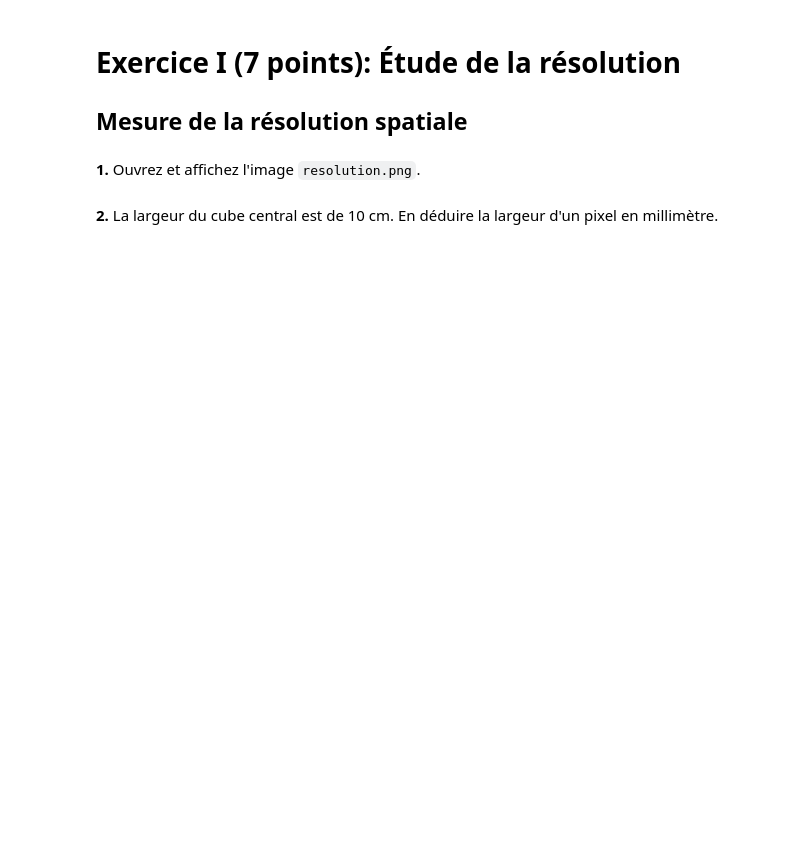
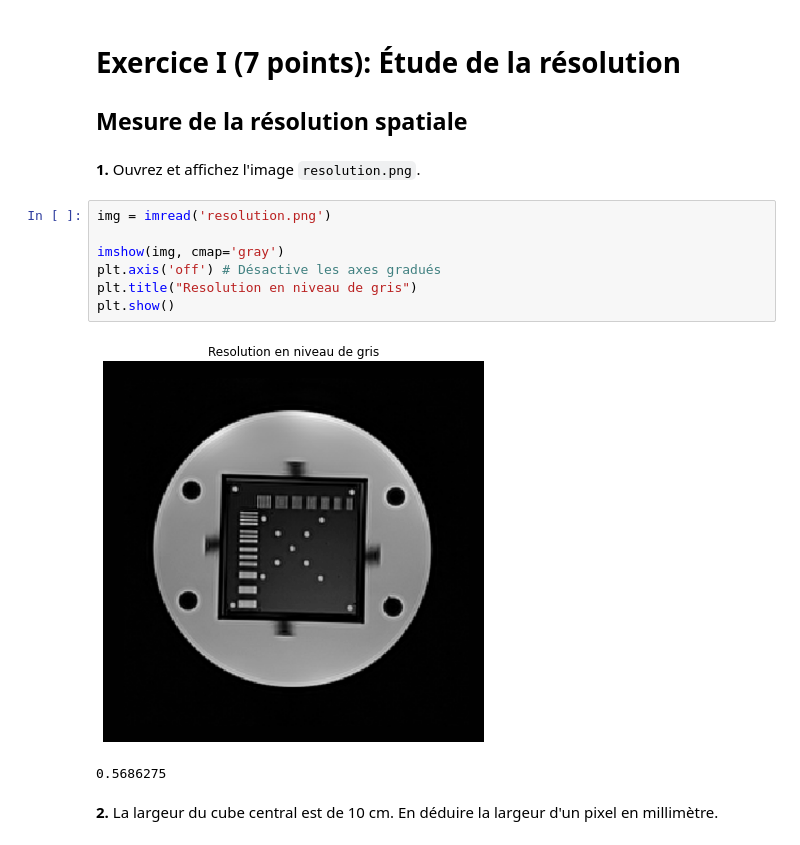
Before and after one commit to shuaisong9/Traitement_TP1, a Jupyter notebook: TP1/code/tp1_seance1.ipynb, the cells around one changed output. Saved outputs shown, nothing was run; the diff lists cells and outputs as text; blank space fills up the shorter version.

````diff
--- a/TP1/code/tp1_seance1.ipynb
+++ b/TP1/code/tp1_seance1.ipynb
@@ -16,6 +16,16 @@ plt.rcParams["figure.figsize"] = (12, 7)
 ## Mesure de la résolution spatiale
 # %% [markdown]
 **1.** Ouvrez et affichez l'image ```resolution.png```.
+# %%
+img = imread('resolution.png')
+
+imshow(img, cmap='gray')
+plt.axis('off') # Désactive les axes gradués
+plt.title("Resolution en niveau de gris")
+plt.show()
+# %% [output]
+[figure, added]
+0.5686275
 # %% [markdown]
 **2.** La largeur du cube central est de 10 cm. En déduire la largeur d'un pixel en millimètre.
 # %%
````
Also changed, not shown: parts of 7 cells of this notebook.
